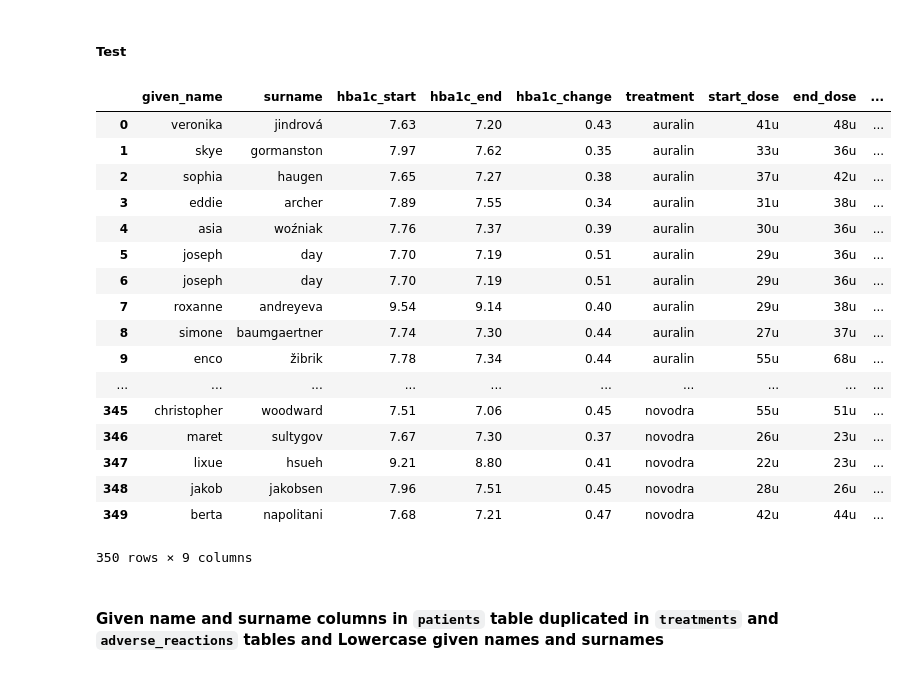
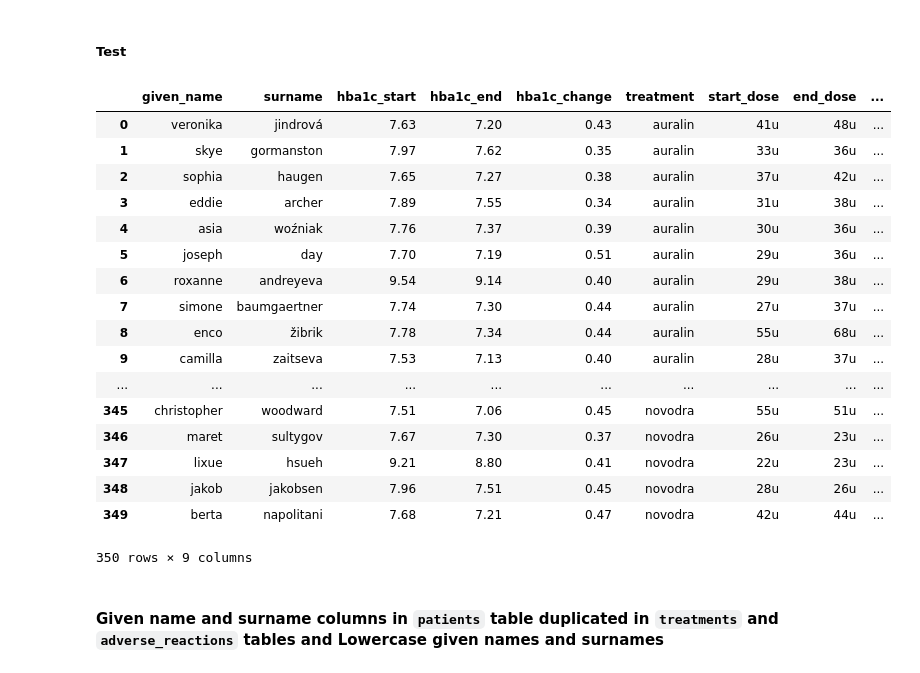
Before and after one commit to jmlam/Ud-Data-Wrangle, a Jupyter notebook: Oral_Insulin/cleaning-student.ipynb, the cells around one changed output. Drawn from its saved outputs; the diff is of its cells as text; code cells hidden in the pictures.

Commit message:
changed merge commands so that Doe rows appear
I ended up having to mostly copy Udacity's solution page because previously I had merged the datasets in a way that certain indeces were lost

```diff
--- a/Oral_Insulin/cleaning-student.ipynb
+++ b/Oral_Insulin/cleaning-student.ipynb
@@ -483,24 +483,24 @@ Merge adverse reactions to treatment tables along rows
 ##### Code
 # %%
 # Your cleaning code here
-treatments_clean2 = pd.merge(treatments_clean, adverse_reactions_clean, on = ['given_name', 'surname'], how = 'outer')
+treatments_clean = pd.merge(treatments_clean, adverse_reactions_clean, on = ['given_name', 'surname'], how = 'left')
 # %% [markdown]
 ##### Test
 # %%
 # Your testing code here
-treatments_clean2
+treatments_clean
 # %% [output]
 |  | given_name | surname | hba1c_start | hba1c_end | hba1c_change | treatment | start_dose | end_dose | ... |
 | 0 | veronika | jindrová | 7.63 | 7.20 | 0.43 | auralin | 41u | 48u | ... |
 | 1 | skye | gormanston | 7.97 | 7.62 | 0.35 | auralin | 33u | 36u | ... |
 | 2 | sophia | haugen | 7.65 | 7.27 | 0.38 | auralin | 37u | 42u | ... |
 | 3 | eddie | archer | 7.89 | 7.55 | 0.34 | auralin | 31u | 38u | ... |
 | 4 | asia | woźniak | 7.76 | 7.37 | 0.39 | auralin | 30u | 36u | ... |
 | 5 | joseph | day | 7.70 | 7.19 | 0.51 | auralin | 29u | 36u | ... |
-| 6 | joseph | day | 7.70 | 7.19 | 0.51 | auralin | 29u | 36u | ... |
-| 7 | roxanne | andreyeva | 9.54 | 9.14 | 0.40 | auralin | 29u | 38u | ... |
-| 8 | simone | baumgaertner | 7.74 | 7.30 | 0.44 | auralin | 27u | 37u | ... |
-| 9 | enco | žibrik | 7.78 | 7.34 | 0.44 | auralin | 55u | 68u | ... |
+| 6 | roxanne | andreyeva | 9.54 | 9.14 | 0.40 | auralin | 29u | 38u | ... |
+| 7 | simone | baumgaertner | 7.74 | 7.30 | 0.44 | auralin | 27u | 37u | ... |
+| 8 | enco | žibrik | 7.78 | 7.34 | 0.44 | auralin | 55u | 68u | ... |
+| 9 | camilla | zaitseva | 7.53 | 7.13 | 0.40 | auralin | 28u | 37u | ... |
 | ... | ... | ... | ... | ... | ... | ... | ... | ... | ... |
 | 345 | christopher | woodward | 7.51 | 7.06 | 0.45 | novodra | 55u | 51u | ... |
 | 346 | maret | sultygov | 7.67 | 7.30 | 0.37 | novodra | 26u | 23u | ... |
```
Also changed, not shown: parts of 16 cells of this notebook.
